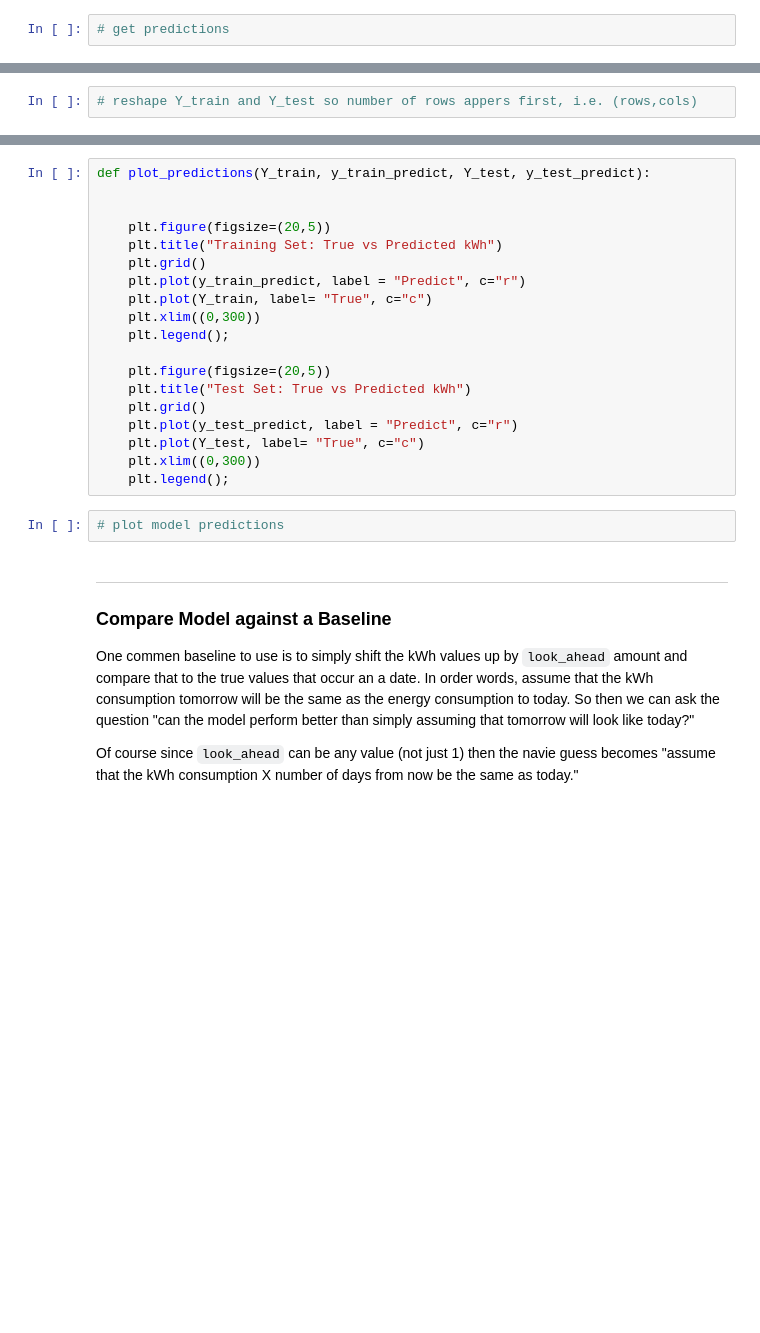
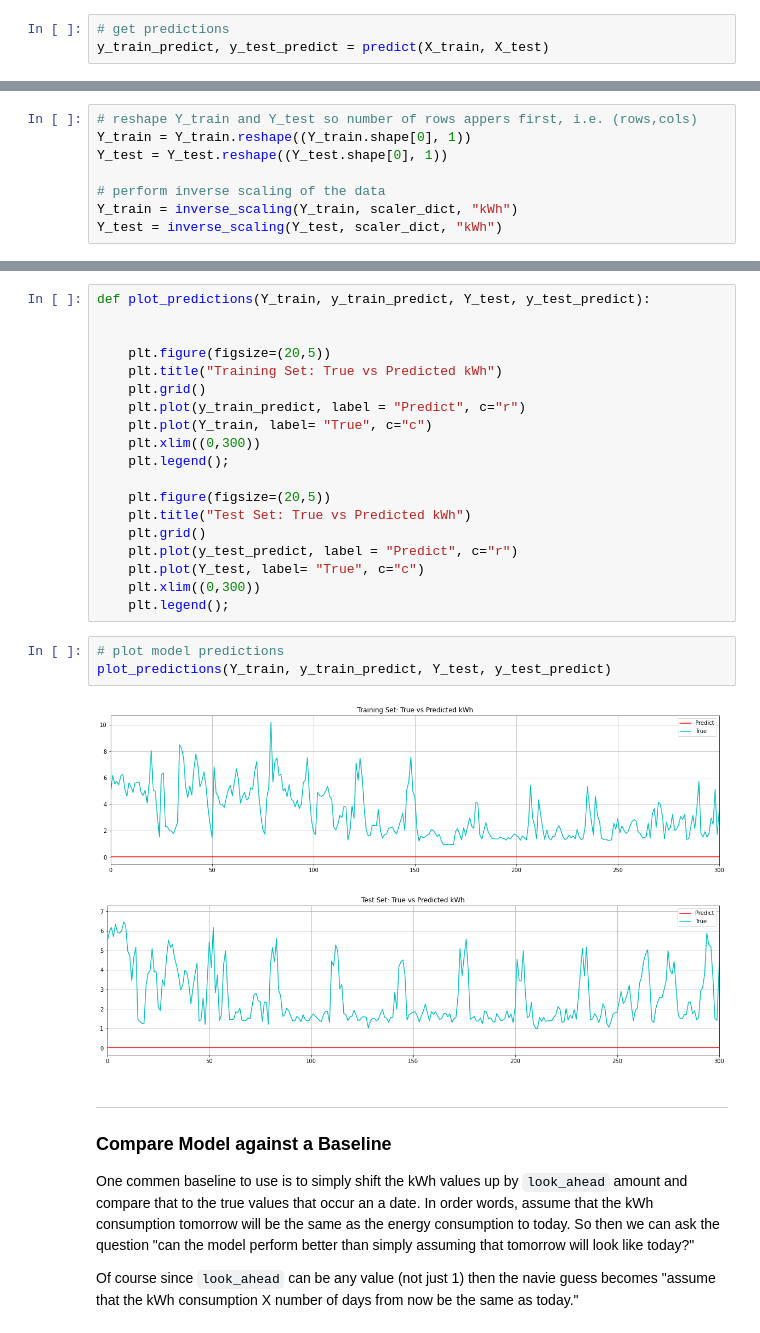
Before and after one commit to JAaron93/DS-Unit-4-Sprint-3-Deep-Learning, a Jupyter notebook: Time_Series_Forecasting_Student_Copy.ipynb, the cells around one changed output, grey strips where cells are left out. Drawn from its saved outputs; the diff is of its cells as text; blank space fills up the shorter version.

```diff
--- a/Time_Series_Forecasting_Student_Copy.ipynb
+++ b/Time_Series_Forecasting_Student_Copy.ipynb
@@ -697,6 +734,7 @@ def predict(X_train, X_test):
     return y_train_predict, y_test_predict
 # %%
 # get predictions
+y_train_predict, y_test_predict = predict(X_train, X_test)
 # %%
 # Y_test and Y_train can be passed through this function only once
 # predictions can be passed in here multiple times
@@ -708,3 +746,9 @@ def inverse_scaling(data, scaler_dict, output_feat_name):
     return scaler_dict[output_feat_name].inverse_transform(data)
 # %%
 # reshape Y_train and Y_test so number of rows appers first, i.e. (rows,cols)
+Y_train = Y_train.reshape((Y_train.shape[0], 1))
+Y_test = Y_test.reshape((Y_test.shape[0], 1))
+
+# perform inverse scaling of the data
+Y_train = inverse_scaling(Y_train, scaler_dict, "kWh")
+Y_test = inverse_scaling(Y_test, scaler_dict, "kWh")
@@ -734,6 +776,10 @@ def plot_predictions(Y_train, y_train_predict, Y_test, y_test_predict):
     plt.legend();
 # %%
 # plot model predictions
+plot_predictions(Y_train, y_train_predict, Y_test, y_test_predict)
+# %% [output]
+[figure, added]
+[figure, added]
 # %% [markdown]
 -----
 ### Compare Model against a Baseline
```
Also changed, not shown: parts of 26 cells of this notebook.
